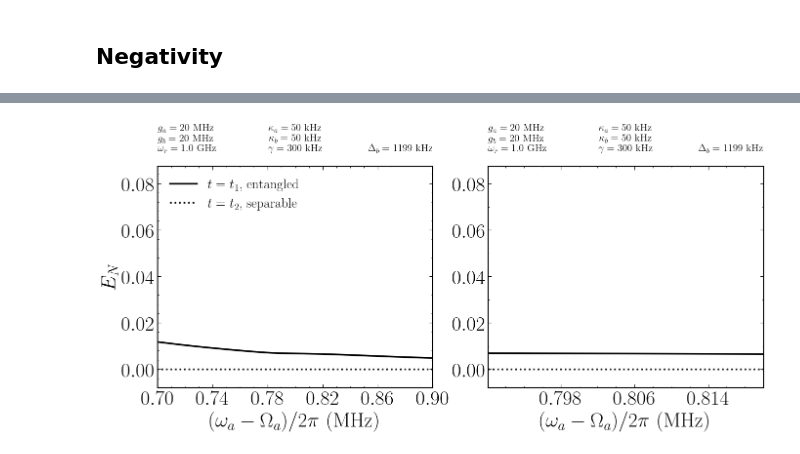
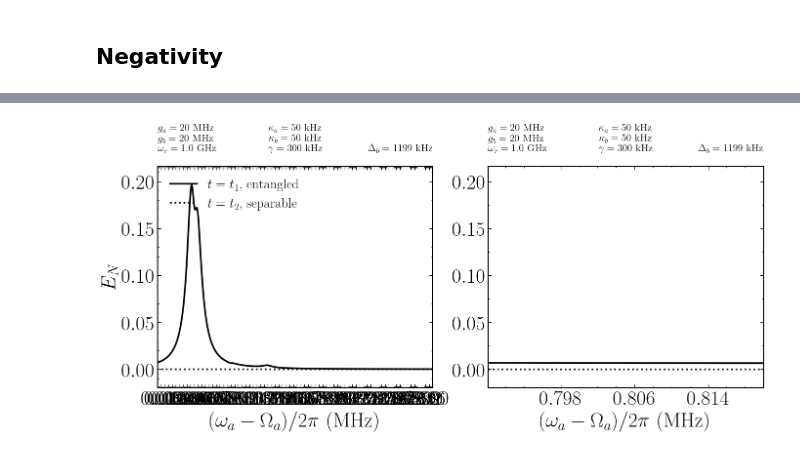
Before and after one commit to asantanah/code_for_paper, a Jupyter notebook: simulation_steady_state.ipynb, the cells around one changed output, grey strips where cells are left out. Drawn from its saved outputs; the diff is of its cells as text; code cells hidden in the pictures.

```diff
--- a/simulation_steady_state.ipynb
+++ b/simulation_steady_state.ipynb
@@ -123,7 +123,7 @@ J =  2* pi * 0 * 1e3
 
 # Drive frequnecies: Omega_a
 Omega_a_initial = w[0] - 2* pi * 1e6 * 0.9
-Omega_a_final = w[0] - 2 * pi * 1e6 * 0.5
+Omega_a_final = w[0] - 2 * pi * 1e6 * 0.7
 
 #Omega_a_initial = w[0] - 3 * (etaA)
 #Omega_a_final = w[0]
@@ -133,7 +133,7 @@ Omega_a_list = linspace(Omega_a_initial, Omega_a_final, 100)
 Omega = w[1] - 2 * pi * 1200 * 1e3
 
 # Drive amplitude: Ea, Eb
-E_drive = 2 * pi * array([250, 250]) * 1e3
+E_drive = 2 * pi * array([100, 100]) * 1e3
 
 # Dissipation rates: kappa_a, kappa_b, gamma
 kappa = 2 * pi * array([50, 50, 300]) * 1e3
@@ -303,7 +303,7 @@ Omega_a_list = linspace(Omega_a_initial, Omega_a_final, 100)
 Omega = w[1] - 2 * pi * 1200 * 1e3
 
 # Drive amplitude: Ea, Eb
-E_drive = 2 * pi * array([170, 0]) * 1e3
+E_drive = 2 * pi * array([103, 0]) * 1e3
 
 
 # Dissipation rates: kappa_a, kappa_b, gamma
@@ -1297,8 +1305,8 @@ etaAB = 2 * (g[0]*g[1])/wr
 J =  2* pi * 0 * 1e3
 
 # Drive frequnecies: Omega_a
-Omega_a_initial = w[0] - 2* pi * 1e6 * 0.9
-Omega_a_final = w[0] - 2 * pi * 1e6 * 0.5
+Omega_a_initial = w[0] - 2* pi * 1e6 * 3.0
+Omega_a_final = w[0] - 2 * pi * 1e6 * 0.0
 
 #Omega_a_initial = w[0] - 3 * (etaA)
 #Omega_a_final = w[0]
@@ -1308,8 +1316,8 @@ Omega_a_list = linspace(Omega_a_initial, Omega_a_final, 100)
 Omega = w[1] - 2 * pi * 1200 * 1e3
 
 # Drive amplitude: Ea, Eb
-Ea_drive = 2 * pi * array([20, 50, 100, 150, 200, 300, 400, 800]) * 1e3
-Eb_drive = 2 * pi * array([20, 50, 100, 150, 200, 300, 400, 800]) * 1e3
+Ea_drive = 2 * pi * array([20, 50, 100, 150, 200, 300]) * 1e3
+Eb_drive = 2 * pi * array([20, 50, 100, 150, 200, 300]) * 1e3
 
 # Dissipation rates: kappa_a, kappa_b, gamma
 kappa = 2 * pi * array([50, 50, 300]) * 1e3
@@ -1320,7 +1328,7 @@ T = array([0, 0, 0.01])
 if __name__ == '__main__':
     pool = Pool(60)
     procs = Omega_a_list
-    aresults = [pool.apply_async(Solver_TwoModesCoupledToMR_negativity_Edrive, args=(3,
+    aresults = [pool.apply_async(Solver_TwoModesCoupledToMR_negativity_Edrive, args=(N,
                                                                                      w,
                                                                                      g,
                                                                                      J,
@@ -1365,7 +1594,7 @@ axes[0].tick_params(axis='both', which='minor', direction='in', labelsize=ls)
 axes[0].yaxis.set_ticks_position('both')
 axes[0].legend(loc=2, fontsize=floor(fs/1.5), frameon=False)
 
-axes[0].set_xlim(0.7,0.9)
+axes[0].set_xlim(0,3.0)
 #axes[0].set_ylim(-0.02, 1.00)
 
 start, end = axes[0].get_xlim()
@@ -1404,31 +1633,31 @@ axes[1].yaxis.set_ticks_position('both')
 axes[1].set_xlim(0.7801,0.830)
 #axes[1].set_ylim(0.85,1.001)
 
 start, end = axes[1].get_xlim()
 axes[1].xaxis.set_ticks(arange(0.790, end+0.001, (end - 0.790)/5))
 
 axes[1].set_xlim(0.7901,0.820)
 
 axes[1].xaxis.set_ticks_position('both')
 axes[1].yaxis.set_ticks_position('both')
 
 axes[1].yaxis.set_minor_locator(AutoMinorLocator(2))
 axes[1].xaxis.set_minor_locator(AutoMinorLocator(4))
 
 axes[1].xaxis.set_tick_params(length=5)
 axes[1].yaxis.set_tick_params(length=5)
 
 axes[1].set_title('$g_a = %d$ MHz \n$g_b = %d$ MHz \n$\omega_r = %.1f$ GHz' % ((g[0]/(2*pi*1e6)), (g[1]/(2*pi*1e6)), (w[2]/(2*pi*1e9))), loc = 'left', y = 1.05, fontsize = 15)
 axes[1].set_title('$\kappa_a = %d$ kHz \n$\kappa_b = %d$ kHz \n$\gamma = %d$ kHz' % ((kappa[0]/(2*pi*1e3)), (kappa[1]/(2*pi*1e3)), (kappa[2]/(2*pi*1e3))), loc = 'center', y = 1.05, fontsize = 15)
 axes[1].set_title('$\Delta_b = %d$ kHz' % (((w[1] - Omega)/(2*pi*1e3))), loc = 'right', y = 1.05, fontsize = 15)
 
 #axes[1].arrow(x_list[list_pos],y_list_1[list_pos],0,y_list_2[list_pos]-y_list_1[list_pos]+0.005, width = 0.00007, head_width=0.0005, head_length=0.005, color='black')
 
 #axes[0].text(0.71,0.8,r'Entangled', color='blue',fontsize=23)
 #axes[0].text(0.845,0.8,r'Separable', color='red',fontsize=23)
 
 #axes[1].text(0.796, 0.96,r'$\approx 10\%$', fontsize=18)
 
 axes[1].margins(x=0.1, y=0.1)
 # %% [output]
-[figure, old version]
+[figure, new version]
```
Also changed, not shown: parts of 17 cells of this notebook, 17 other files.
